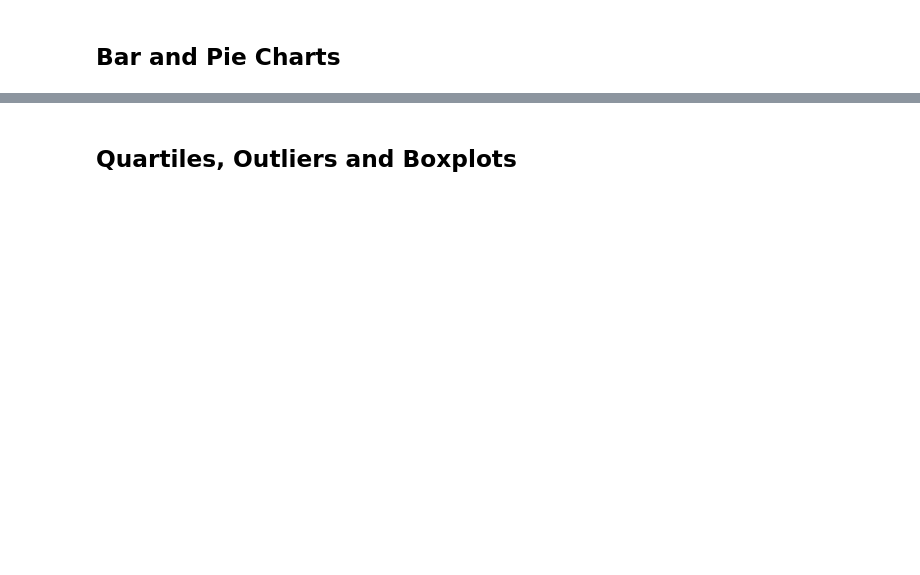
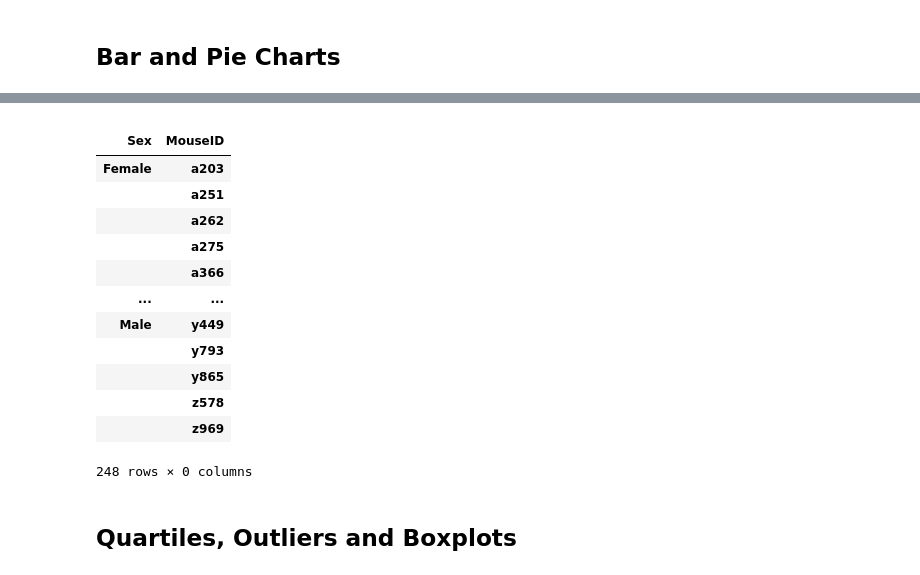
Before and after one commit to CarmenK2/Matplotlib-homework, a Jupyter notebook: pymaceuticals_starter.ipynb, the cells around one changed output, grey strips where cells are left out. Drawn from its saved outputs; the diff is of its cells as text; code cells hidden in the pictures; blank space fills up the shorter version.

```diff
--- a/pymaceuticals_starter.ipynb
+++ b/pymaceuticals_starter.ipynb
@@ -507,3 +620,21 @@ Summary_Statistic_df
+# %%
+Female_or_Male_Mouse = Sex_of_Mouse_df.groupby(["Sex","MouseID"])
+Female_or_Male_Mouse.count()
+# %% [output]
+|  |  |
+| Sex | MouseID |
+| Female | a203 |
+|  | a251 |
+|  | a262 |
+|  | a275 |
+|  | a366 |
+| ... | ... |
+| Male | y449 |
+|  | y793 |
+|  | y865 |
+|  | z578 |
+|  | z969 |
+248 rows × 0 columns
 # %%
 # Generate a pie plot showing the distribution of female versus male mice using pandas
 # %%
```
Also changed, not shown: parts of 10 cells of this notebook.
